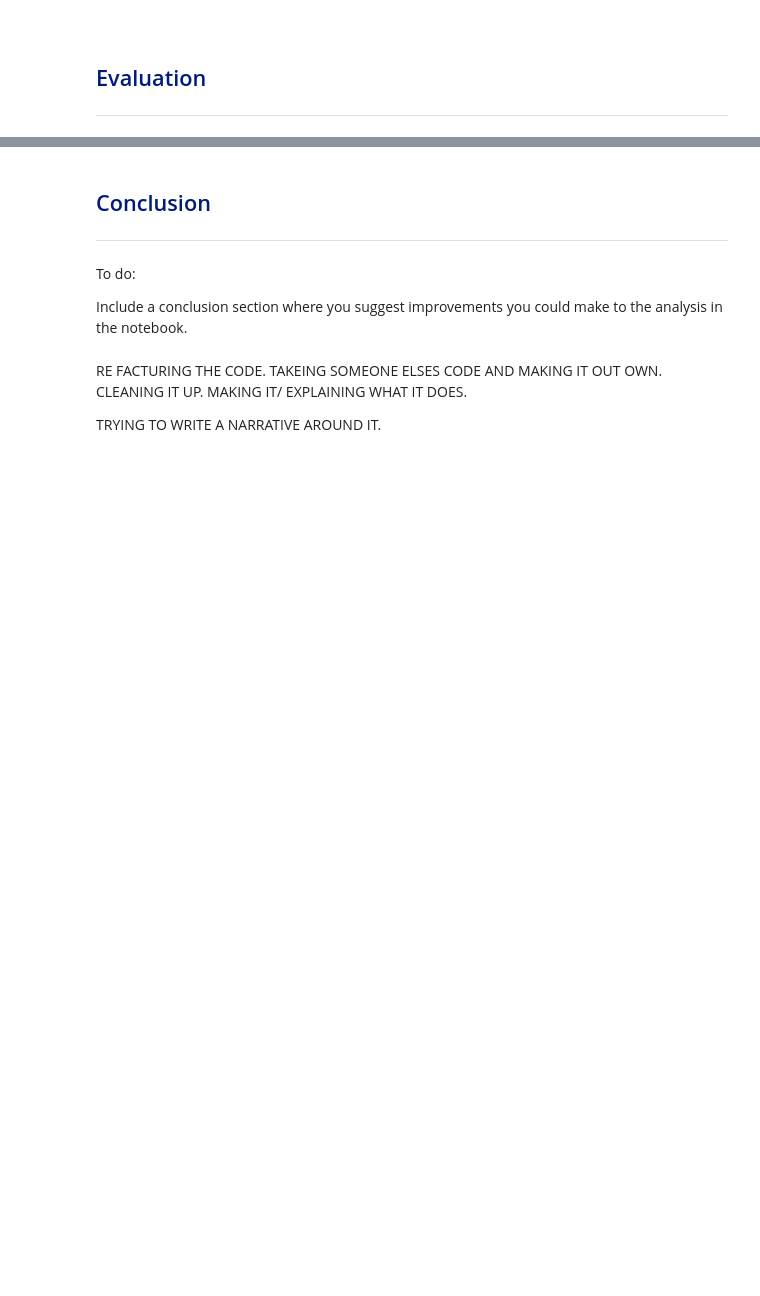
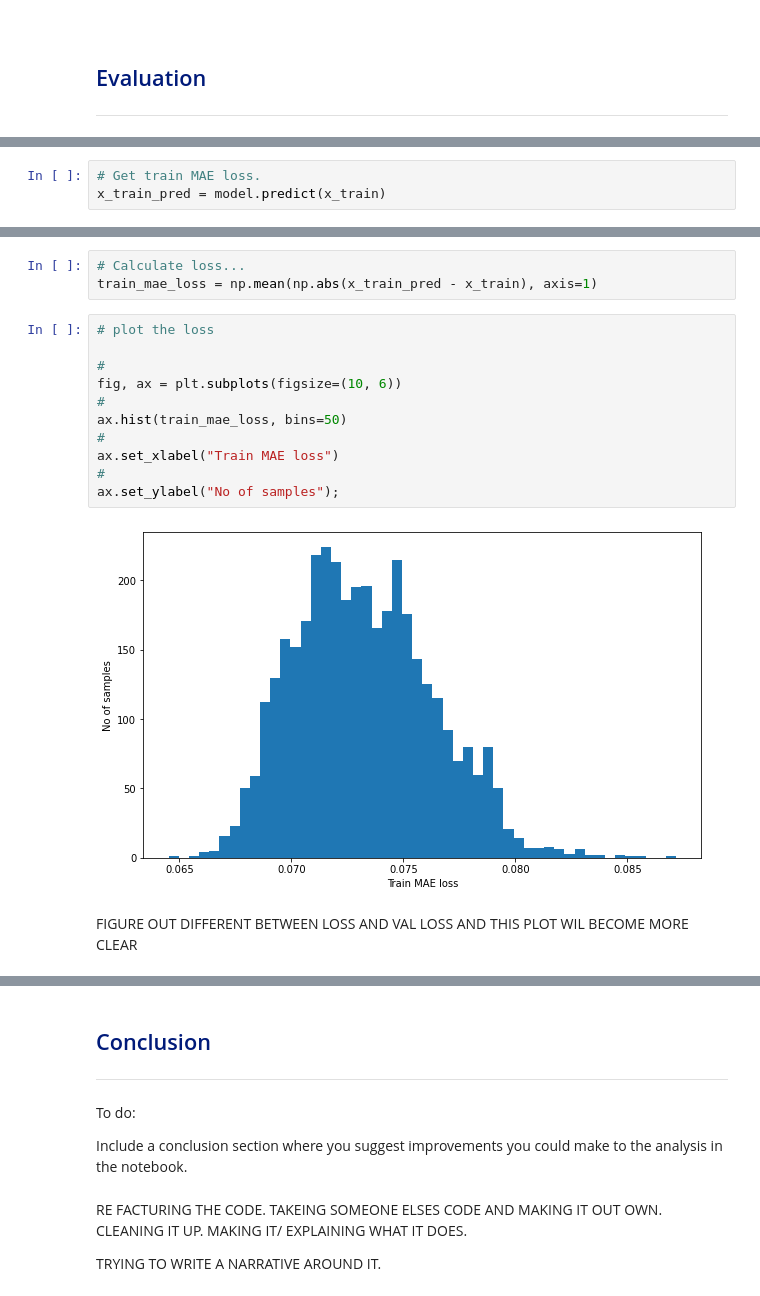
Before and after one commit to SarahMcN25/machine_stastics_assessment, a Jupyter notebook: anomaly-detection.ipynb, the cells around one changed output, grey strips where cells are left out. Cells and saved outputs as stored; diff of their text form; blank space fills up the shorter version.

```diff
--- a/anomaly-detection.ipynb
+++ b/anomaly-detection.ipynb
@@ -774,0 +835,3 @@ Now both our data and model have been trained. The next step is the evaluation p
+# %%
+# Get train MAE loss.
+x_train_pred = model.predict(x_train)
@@ -774,0 +840,18 @@ Now both our data and model have been trained. The next step is the evaluation p
+# %%
+# Calculate loss...
+train_mae_loss = np.mean(np.abs(x_train_pred - x_train), axis=1)
+# %%
+# plot the loss
+
+#
+fig, ax = plt.subplots(figsize=(10, 6))
+#
+ax.hist(train_mae_loss, bins=50)
+#
+ax.set_xlabel("Train MAE loss")
+#
+ax.set_ylabel("No of samples");
+# %% [output]
+[figure, added]
+# %% [markdown]
+FIGURE OUT DIFFERENT BETWEEN LOSS AND VAL LOSS AND THIS PLOT WIL BECOME MORE CLEAR
```
Also changed, not shown: parts of 24 cells of this notebook.
